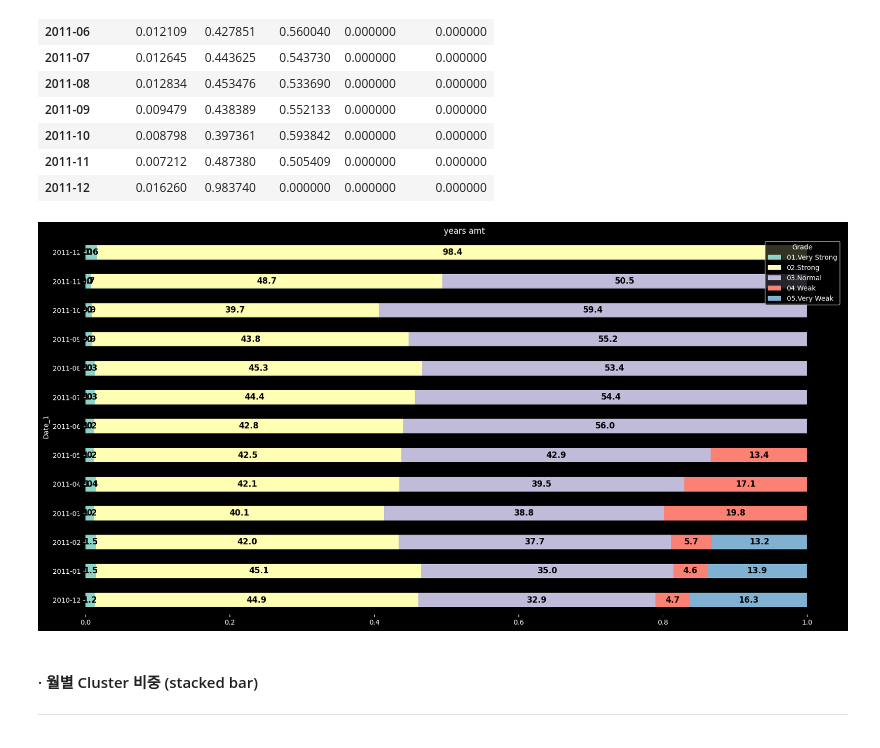
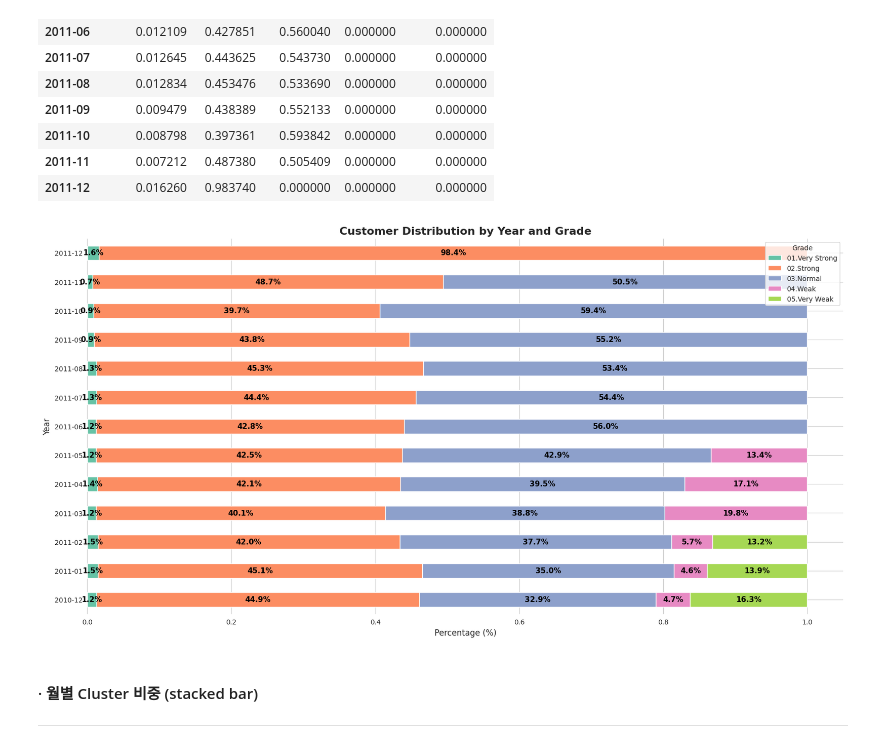
Before and after one commit to Hansol0927/ecommerce-rfm-cohort-analysis, a Jupyter notebook: ecommerce_rfm_cohort_analysis.ipynb, the cells around one changed output. Saved outputs shown, nothing was run; the diff lists cells and outputs as text; code cells hidden in the pictures.

```diff
--- a/ecommerce_rfm_cohort_analysis.ipynb
+++ b/ecommerce_rfm_cohort_analysis.ipynb
@@ -609,4 +754,9 @@ rfm.shape
 - R/F/M 지표를 min-max scaling으로 정규화
 - Recency는 낮을수록 좋으므로 (1 – 정규화값)으로 변환
 - 세 지표를 동일 가중치 합산 → 0~100 점수화
+# %%
+# 원본 보존
+rfm['Monetary_raw'] = rfm['Monetary']
+rfm['Recency_raw']  = rfm['Recency']
+rfm['Frequency_raw'] = rfm['Frequency']
 # %%
@@ -614,9 +764,8 @@ rfm.shape
 from sklearn.preprocessing import minmax_scale
 # %%
 # 최근성은 숫자가 작을수록, 즉 최근 구매일이 얼마 지나지 않은 고객이 더 점수가 높음
-rfm['Recency'] = minmax_scale(rfm['Recency'], axis=0, copy=True)
-rfm['Recency'] = 1-rfm['Recency'] # 값이 작을수록 높은 점수로 바꾸는 것
+rfm['Recency'] = minmax_scale(rfm['Recency_raw'], axis=0)
+rfm['Recency'] = 1 - rfm['Recency']
 
-rfm['Frequency'] = minmax_scale(rfm['Frequency'], axis=0, copy=True)
-
-rfm['Monetary'] = minmax_scale(rfm['Monetary'], axis=0, copy=True)
+rfm['Frequency'] = minmax_scale(rfm['Frequency_raw'], axis=0)
+rfm['Monetary']  = minmax_scale(rfm['Monetary_raw'], axis=0)
@@ -720,12 +847,11 @@ grade_summary = (
     rfm.groupby('Grade')
        .agg(
            NumCustomers=('CustomerID', 'count'),
-           TotalSales=('Monetary', 'sum'),
-           AvgSales=('Monetary', 'mean')
+           TotalSales=('Monetary_raw', 'sum'),   # 원본값
+           AvgSales=('Monetary_raw', 'mean')
        )
        .reset_index()
 )
-
 # 전체 매출 대비 비중 계산
 total_sales = grade_summary['TotalSales'].sum()
 grade_summary['SalesShare(%)'] = (grade_summary['TotalSales'] / total_sales * 100).round(1)
@@ -1138,7 +1240,6 @@ df_cus.tail(5)
 
 # 12월은 9일까지만 분석했기 때문에 11월까지만 보기
 # 9,10,11월 빠르게 성장한 것 확인 가능
-plt.style.use(['dark_background'])
 plt.plot(df_cus['Date_1'], df_cus['CustomerID'], label='Customer');
 plt.legend();
 plt.gcf().set_size_inches(15, 5)
@@ -1290,23 +1391,41 @@ df_pivot
 | 2011-11 | 0.007212 | 0.487380 | 0.505409 | 0.000000 | 0.000000 |
 | 2011-12 | 0.016260 | 0.983740 | 0.000000 | 0.000000 | 0.000000 |
 # %%
-import warnings
-warnings.filterwarnings('ignore')
-plt.style.use(['dark_background'])
+# seaborn 팔레트 적용
+colors = sns.color_palette("Set2", n_colors=df_pivot.shape[1])
 
-# 날짜별 등급별 고객 수를 누적 가로 막대 그래프로 시각화
-ax = df_pivot.plot(kind='barh', stacked=True, title="years amt", rot=0);
+# 누적 가로 막대 그래프
+ax = df_pivot.plot(
+    kind='barh',
+    stacked=True,
+    color=colors,
+    figsize=(20, 10),
+    title="Customer Distribution by Year and Grade",
+    rot=0
+)
 
 # 각 막대 내부에 비율(%) 표시
 for p in ax.patches:
     left, bottom, width, height = p.get_bbox().bounds
-    ax.annotate("%.1f"%(width*100), xy=(left+width/2, bottom+height/2), ha='center', va='center', color='black', fontsize=12, fontweight='bold');
+    if width > 0:  # 값이 있을 때만 표시
+        ax.annotate(
+            f"{width*100:.1f}%",  # 퍼센트 표시
+            xy=(left + width/2, bottom + height/2),
+            ha='center', va='center',
+            color='black', fontsize=11, fontweight='bold'
+        )
 
-plt.box(False) #그래프 테두리 제거
-plt.gcf().set_size_inches(20, 10)
+# 테두리 제거
+plt.box(False)
+
+# 타이틀 및 레이블 스타일링
+plt.title("Customer Distribution by Year and Grade", fontsize=16, fontweight='bold')
+plt.xlabel("Percentage (%)", fontsize=12)
+plt.ylabel("Year", fontsize=12)
+
 plt.show()
 # %% [output]
-[figure, old version]
+[figure, new version]
 # %% [markdown]
 #### · 월별 Cluster 비중 (stacked bar)
 ---
```
Also changed, not shown: parts of 119 cells of this notebook.
